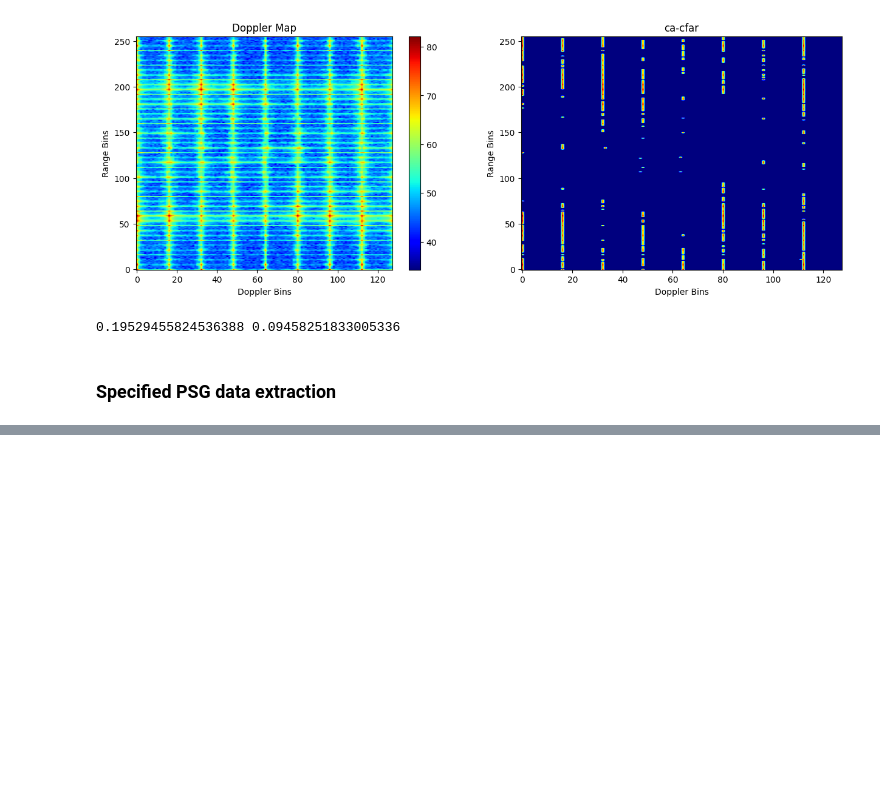
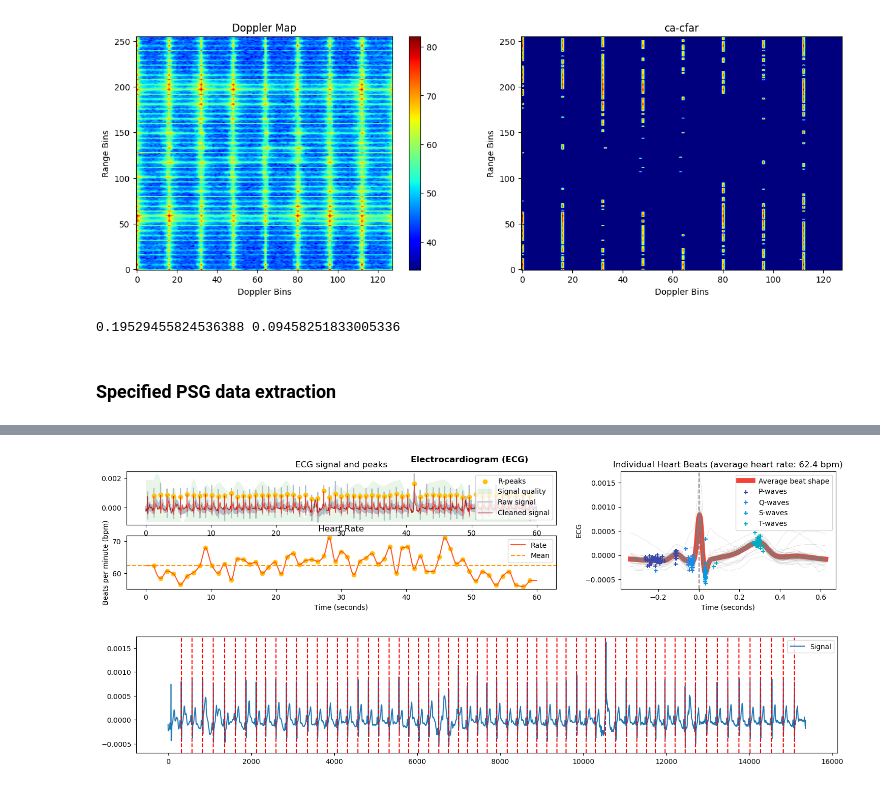
Before and after one commit to w-zzzz/SleepLab, a Jupyter notebook: align_radar_psg.ipynb, the cells around one changed output, grey strips where cells are left out. Cells and saved outputs as stored; diff of their text form; code cells hidden in the pictures; blank space fills up the shorter version.

```diff
--- a/align_radar_psg.ipynb
+++ b/align_radar_psg.ipynb
@@ -474,0 +710,5 @@ Reading 0 ... 1784831  =      0.000 ...  6971.996 secs...
+# %%
+psg_processor.ecg_diagram(extracted_data['ECG'])
+# %% [output]
+[figure, added]
+[figure, added]
```
Also changed, not shown: parts of 12 cells of this notebook.
